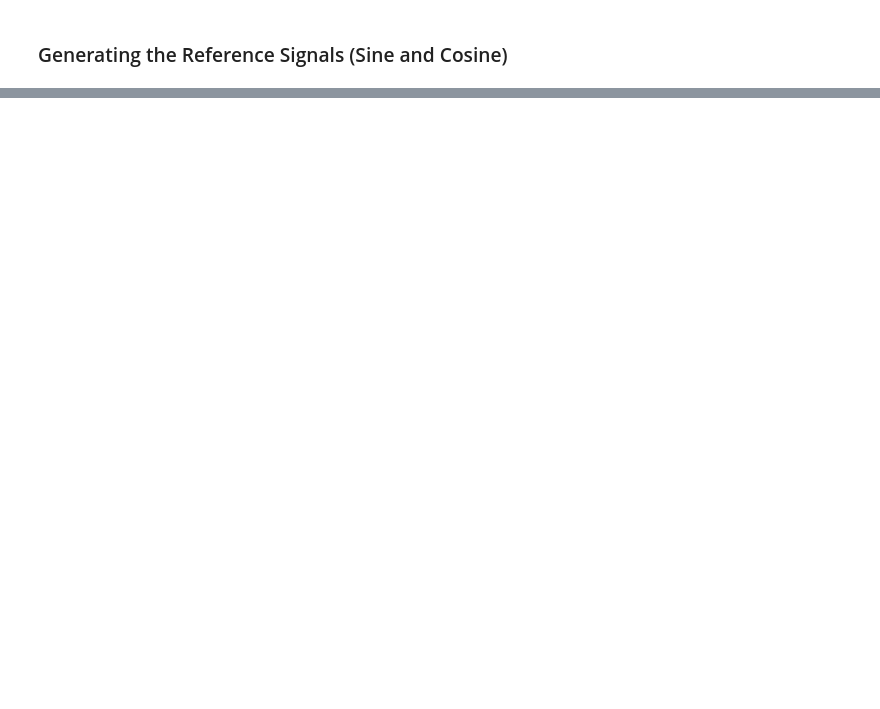
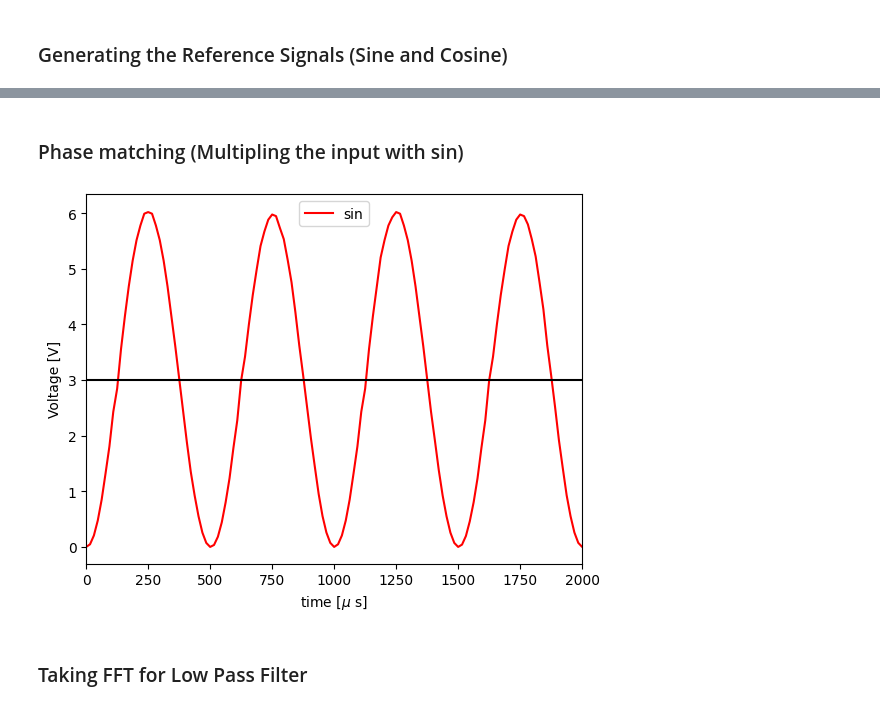
Before and after one commit to ananthapadmanabhan18/Lock_in_Amplifier_with_ExpEyes, a Jupyter notebook: Lock_in_Amplifier.ipynb, the cells around one changed output, grey strips where cells are left out. Drawn from its saved outputs; the diff is of its cells as text; code cells hidden in the pictures; blank space fills up the shorter version.

Commit message:
Added phase matching and Filtering

```diff
--- a/Lock_in_Amplifier.ipynb
+++ b/Lock_in_Amplifier.ipynb
@@ -60,0 +65,22 @@ plt.show()
+# %% [markdown]
+### Phase matching (Multipling the input with sin)
+# %%
+v_pm_sin = []
+v_pm_cos = []
+for i in range(N_sample):
+    v_pm_sin.append(v[i]*V_sin_ref[i])
+    # v_pm_cos.append(v[i]*V_cos_ref[i])
+
+import matplotlib.pyplot as plt_pm
+plt_pm.plot(t_ref,v_pm_sin,color='red',label='sin')
+# plt_pm.plot(t_ref,v_pm_cos,color='blue',label='cos')
+plt_pm.xlabel(r'time [$\mu $ s]')
+plt_pm.ylabel('Voltage [V]')
+plt_pm.xlim(0,2000)
+plt_pm.legend()
+plt_pm.axhline(y=3, c="black")
+plt_pm.show()
+# %% [output]
+[figure, added]
+# %% [markdown]
+### Taking FFT for Low Pass Filter
```
Also changed, not shown: parts of 11 cells of this notebook, 1 other file.
